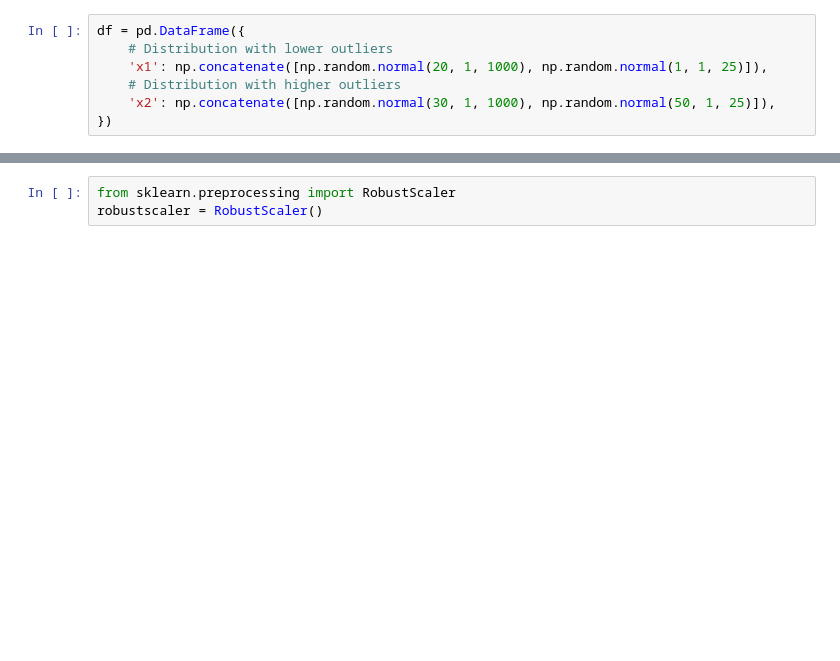
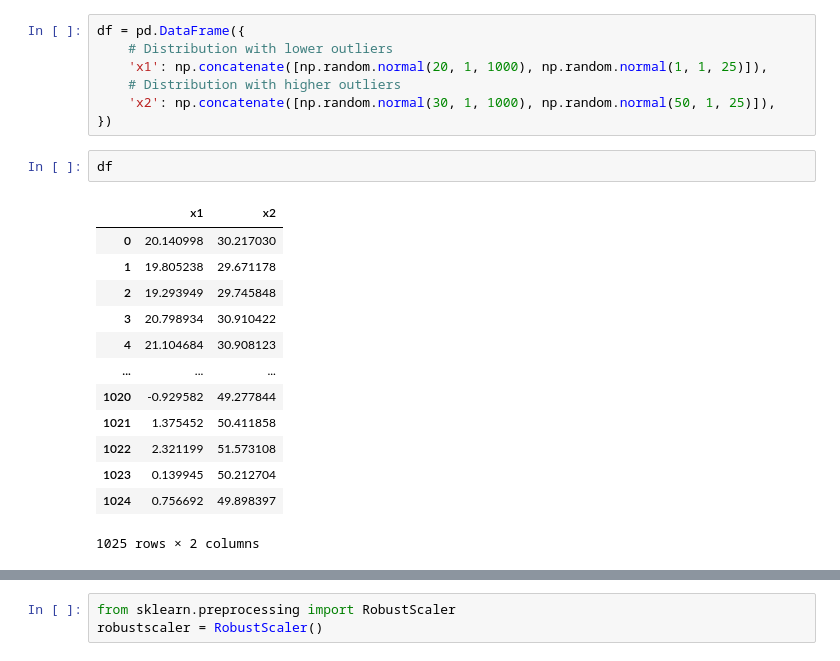
Before and after one commit to Shuaibiqbal/Ml_Zero_to_hero, a Jupyter notebook: 02_Data_Preprocessing/DataPreprocessing.ipynb, the cells around one changed output, grey strips where cells are left out. Cells and saved outputs as stored; diff of their text form; blank space fills up the shorter version.

```diff
--- a/02_Data_Preprocessing/DataPreprocessing.ipynb
+++ b/02_Data_Preprocessing/DataPreprocessing.ipynb
@@ -184,6 +184,22 @@ df = pd.DataFrame({
     # Distribution with higher outliers
     'x2': np.concatenate([np.random.normal(30, 1, 1000), np.random.normal(50, 1, 25)]),
 })
+# %%
+df
+# %% [output]
+|  | x1 | x2 |
+| 0 | 20.140998 | 30.217030 |
+| 1 | 19.805238 | 29.671178 |
+| 2 | 19.293949 | 29.745848 |
+| 3 | 20.798934 | 30.910422 |
+| 4 | 21.104684 | 30.908123 |
+| ... | ... | ... |
+| 1020 | -0.929582 | 49.277844 |
+| 1021 | 1.375452 | 50.411858 |
+| 1022 | 2.321199 | 51.573108 |
+| 1023 | 0.139945 | 50.212704 |
+| 1024 | 0.756692 | 49.898397 |
+1025 rows × 2 columns
 # %%
 df.plot.kde()
 # %% [output]
```
Also changed, not shown: parts of 10 cells of this notebook.
